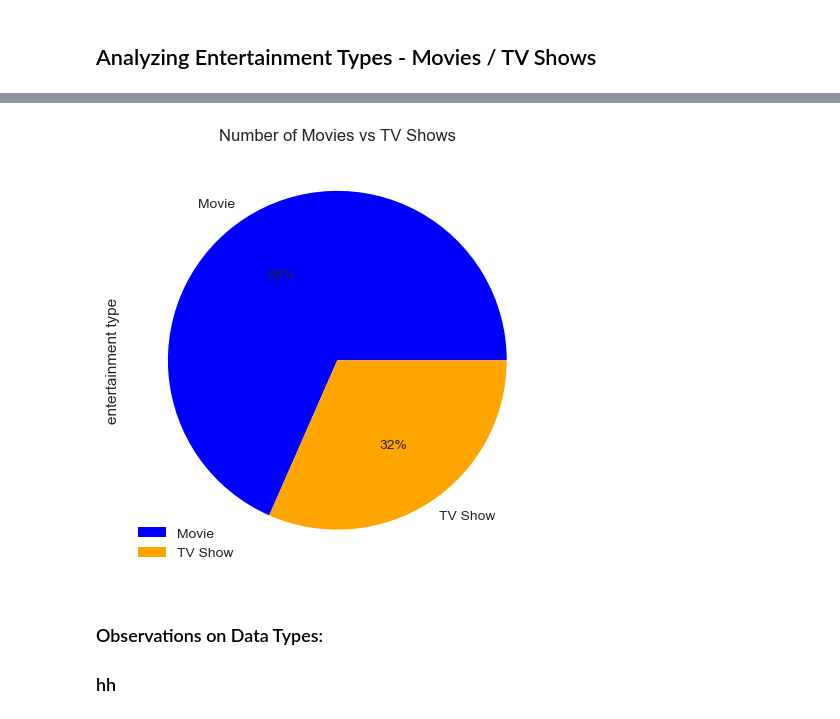
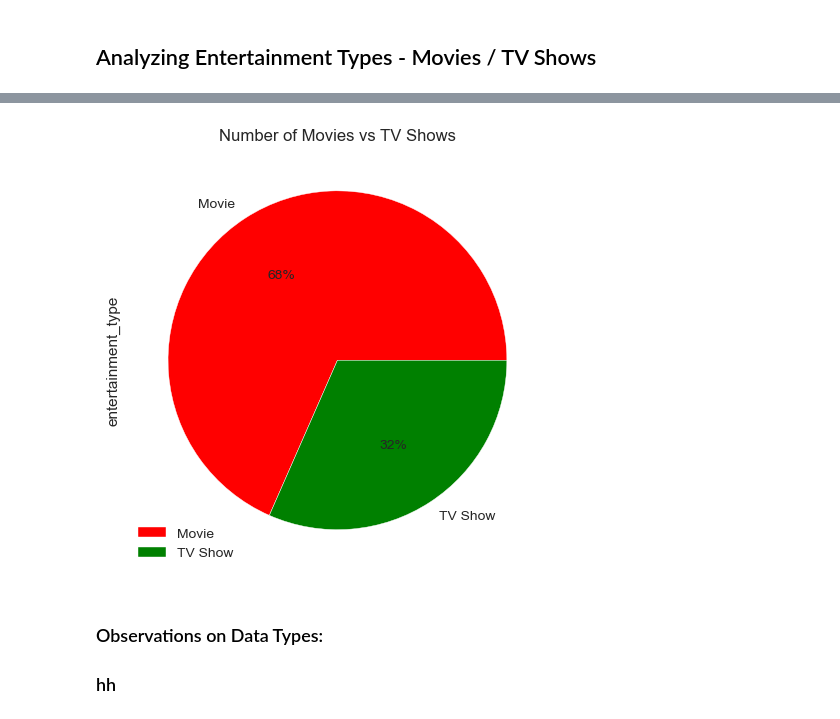
Before and after one commit to guptga/NetFlix-Movies-and-TV-Shows-Analysis, a Jupyter notebook: Netflix Data Analysis .ipynb, the cells around one changed output, grey strips where cells are left out. Cells and saved outputs as stored; diff of their text form; code cells hidden in the pictures.

```diff
--- a/Netflix Data Analysis .ipynb
+++ b/Netflix Data Analysis .ipynb
@@ -37,6 +37,6 @@ netflix_data_df.head(10)
 | 9 | 70304990 | Movie | Good People | Henrik Ruben Genz | James Franco, Kate Hudson, Tom Wi... | United States, United Kingdom, De... | September 8, 2017 | 2014 | R | 90 min | ... |
 # %%
 #renaming two columns (type and listed_in)
-netflix_data_df.rename(columns = {'type':'entertainment type', 'listed_in':'genre'}, inplace = True)
+netflix_data_df.rename(columns = {'type':'entertainmen type', 'listed_in':'genre'}, inplace = True)
 netflix_data_df
 # %% [output]
@@ -406,6 +402,6 @@ plt.show()
 # %% [markdown]
 ## Analyzing Entertainment Types - Movies / TV Shows
 # %%
-netflix_type_count= netflix_data_df.groupby(["entertainment type"])["entertainment type"].count()
+netflix_type_count= netflix_data_df.groupby(["entertainment_type"])["entertainment_type"].count()
 netflix_type_count
 # %% [output]
@@ -425,12 +421,12 @@ plt.show()
 # %%
 #2nd visual for entertainment type
-netflix_type_count.plot.pie(autopct='%1.0f%%' , colors = ['blue', 'orange'],)
+netflix_type_count.plot.pie(autopct='%1.0f%%' , colors = ['red', 'green'])
 
 plt.title("Number of Movies vs TV Shows")
 plt.legend()
 plt.show()
 # %% [output]
-[figure, old version]
+[figure, new version]
 # %% [markdown]
 ### Observations on Data Types:
 
```
Also changed, not shown: parts of 44 cells of this notebook, 1 other file.
